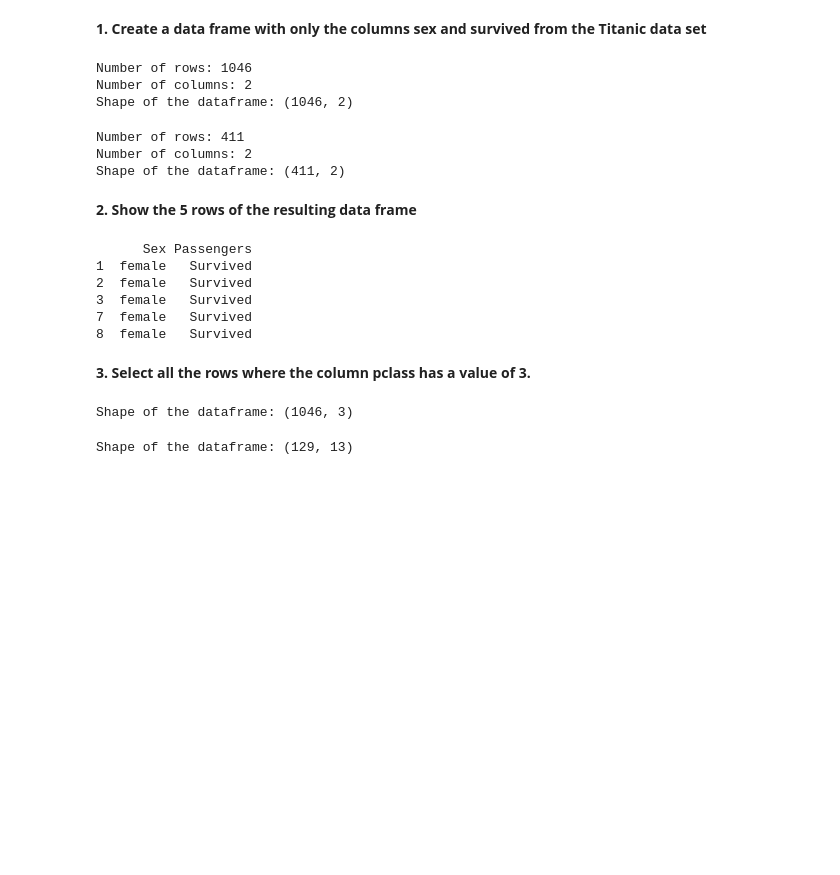
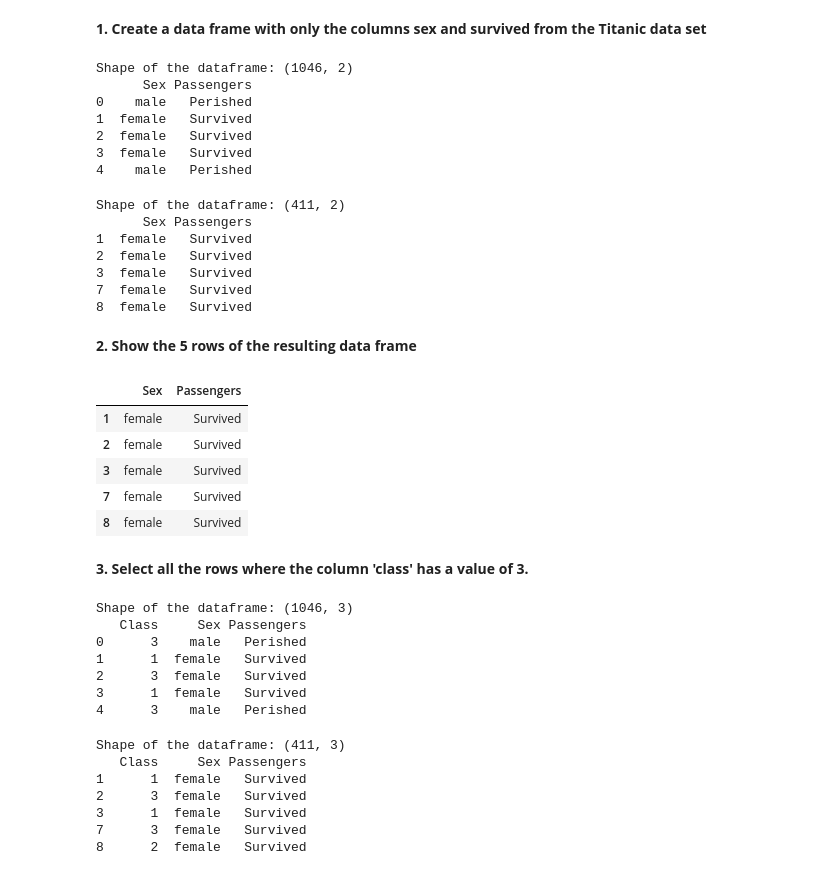
Before and after one commit to MadmanMarble/GLAP, a Jupyter notebook: Assignment_3_part_1.ipynb, the cells around one changed output. Cells and saved outputs as stored; diff of their text form; code cells hidden in the pictures; blank space fills up the shorter version.

```diff
--- a/Assignment_3_part_1.ipynb
+++ b/Assignment_3_part_1.ipynb
@@ -141,46 +130,66 @@ df.head()
 **1. Create a data frame with only the columns sex and survived from the Titanic data set**
 # %%
 sex_survived_df = df[['Sex', 'Passengers']]
-print(f'Number of rows: {sex_survived_df.shape[0]}')
-print(f'Number of columns: {sex_survived_df.shape[1]}')
 print(f'Shape of the dataframe: {sex_survived_df.shape}')
+print(sex_survived_df.head())
 # %% [output]
-Number of rows: 1046
-Number of columns: 2
 Shape of the dataframe: (1046, 2)
+      Sex Passengers
+0    male   Perished
+1  female   Survived
+2  female   Survived
+3  female   Survived
+4    male   Perished
 # %%
 sex_survived_df = sex_survived_df[sex_survived_df['Passengers']=='Survived']
-print(f'Number of rows: {sex_survived_df.shape[0]}')
-print(f'Number of columns: {sex_survived_df.shape[1]}')
 print(f'Shape of the dataframe: {sex_survived_df.shape}')
+print(sex_survived_df.head())
 # %% [output]
-Number of rows: 411
-Number of columns: 2
 Shape of the dataframe: (411, 2)
+      Sex Passengers
+1  female   Survived
+2  female   Survived
+3  female   Survived
+7  female   Survived
+8  female   Survived
 # %% [markdown]
 **2. Show the 5 rows of the resulting data frame**
-# %%
-print(sex_survived_df.head())
-# %% [output]
-      Sex Passengers
-1  female   Survived
-2  female   Survived
-3  female   Survived
-7  female   Survived
-8  female   Survived
+# %%
+sex_survived_df.head()
+# %% [output]
+|  | Sex | Passengers |
+| 1 | female | Survived |
+| 2 | female | Survived |
+| 3 | female | Survived |
+| 7 | female | Survived |
+| 8 | female | Survived |
 # %% [markdown]
-**3. Select all the rows where the column pclass has a value of 3.**
+**3. Select all the rows where the column 'class' has a value of 3.**
 # %%
 survived_by_class = df[['Class','Sex', 'Passengers']]
 # %%
 print(f'Shape of the dataframe: {survived_by_class.shape}')
+print(survived_by_class.head())
 # %% [output]
 Shape of the dataframe: (1046, 3)
+   Class     Sex Passengers
+0      3    male   Perished
+1      1  female   Survived
+2      3  female   Survived
+3      1  female   Survived
+4      3    male   Perished
 # %%
 survived_by_class = survived_by_class[survived_by_class['Passengers']=='Survived']
 print(f'Shape of the dataframe: {survived_by_class.shape}')
+print(survived_by_class.head())
 # %% [output]
-Shape of the dataframe: (129, 13)
+Shape of the dataframe: (411, 3)
+   Class     Sex Passengers
+1      1  female   Survived
+2      3  female   Survived
+3      1  female   Survived
+7      3  female   Survived
+8      2  female   Survived
 # %%
 survived_by_class.head()
 # %% [output]
```
Also changed, not shown: parts of 12 cells of this notebook.
